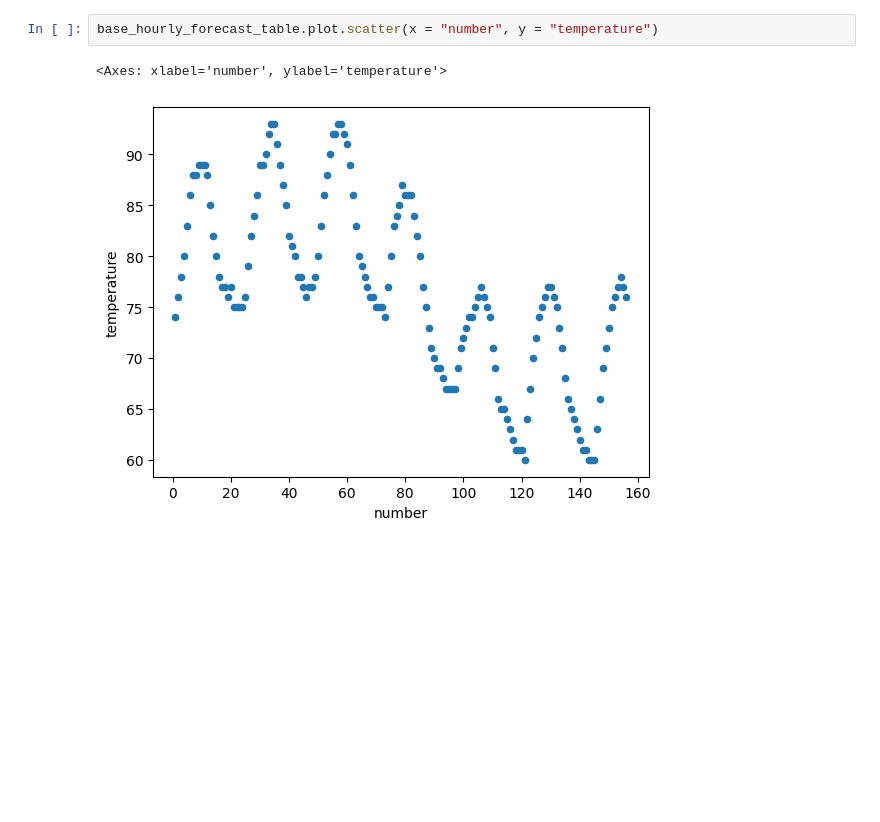
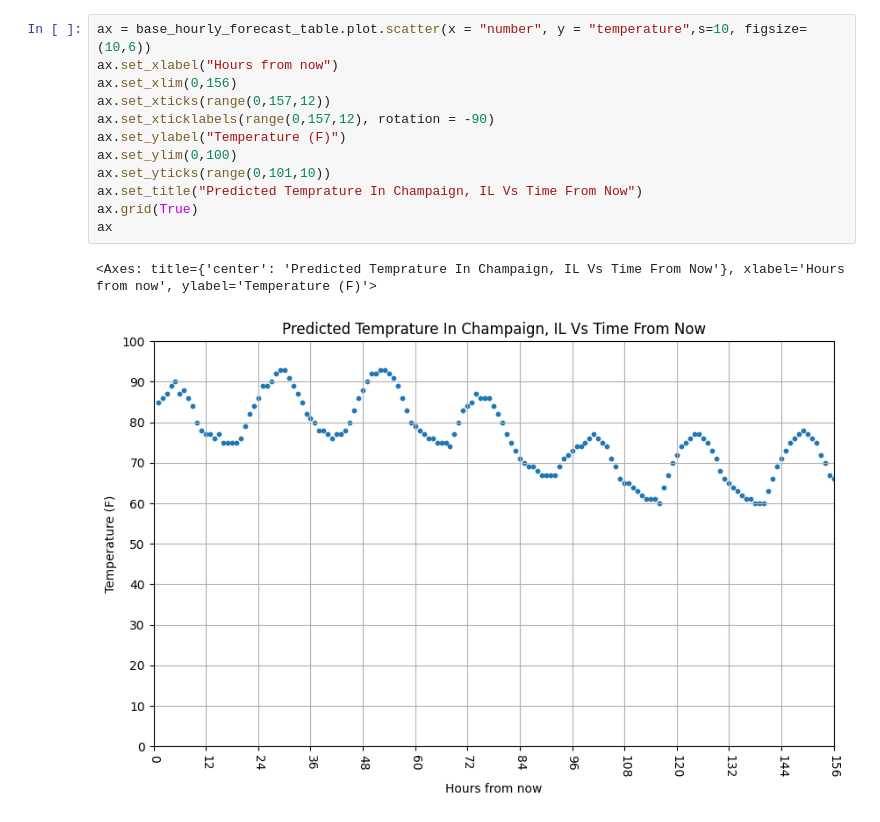
Before and after one commit to ALN006/s_weather, a Jupyter notebook: main.ipynb, the cells around one changed output. Drawn from its saved outputs; the diff is of its cells as text; blank space fills up the shorter version.

Commit message:
graph improved

```diff
--- a/main.ipynb
+++ b/main.ipynb
@@ -133,8 +73,18 @@ Partly Sunny                               10
 Sunny                                       5
 Mostly Clear                                4
 Name: count, dtype: int64
-# %%
-base_hourly_forecast_table.plot.scatter(x = "number", y = "temperature")
-# %% [output]
-<Axes: xlabel='number', ylabel='temperature'>
-[figure, removed]
+# %%
+ax = base_hourly_forecast_table.plot.scatter(x = "number", y = "temperature",s=10, figsize=(10,6))
+ax.set_xlabel("Hours from now")
+ax.set_xlim(0,156)
+ax.set_xticks(range(0,157,12))
+ax.set_xticklabels(range(0,157,12), rotation = -90)
+ax.set_ylabel("Temperature (F)")
+ax.set_ylim(0,100)
+ax.set_yticks(range(0,101,10))
+ax.set_title("Predicted Temprature In Champaign, IL Vs Time From Now")
+ax.grid(True)
+ax
+# %% [output]
+<Axes: title={'center': 'Predicted Temprature In Champaign, IL Vs Time From Now'}, xlabel='Hours from now', ylabel='Temperature (F)'>
+[figure, added]
```
Also changed, not shown: parts of 17 cells of this notebook.
